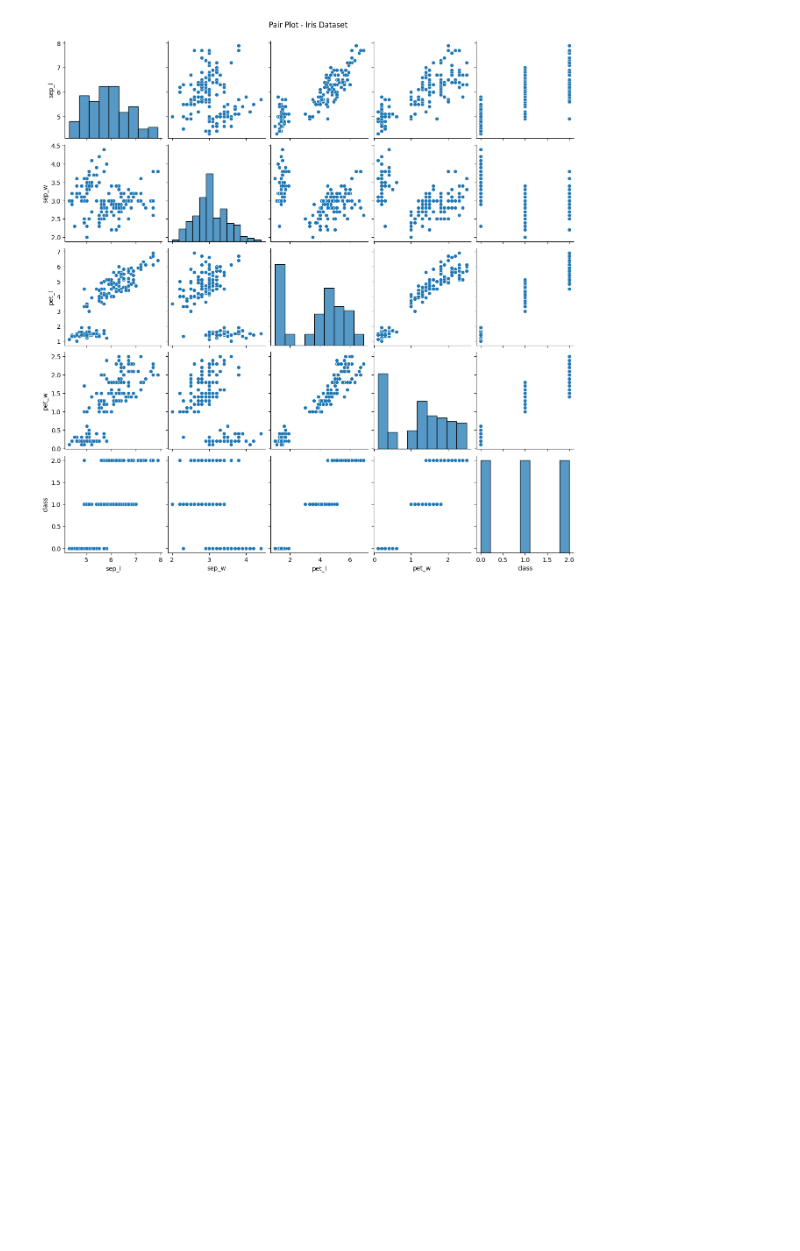
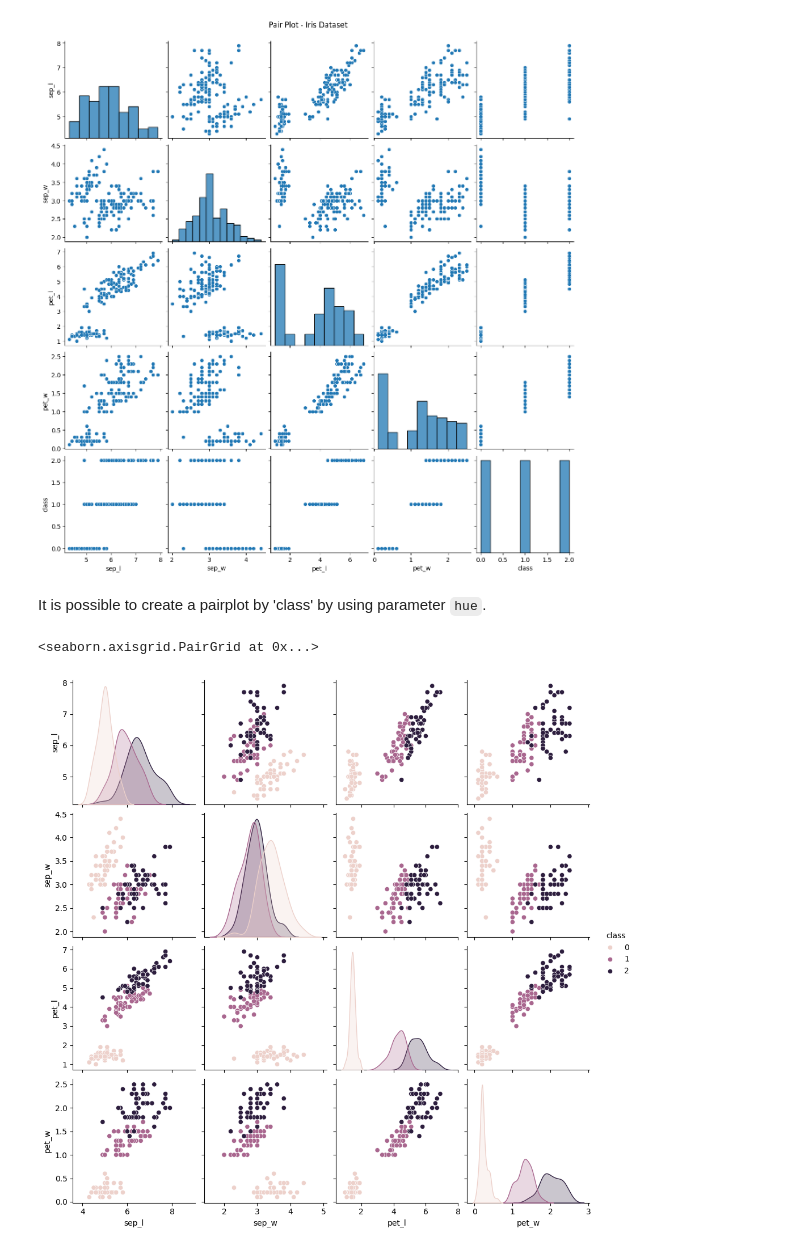
Before and after one commit to quyenphanlyons/data_analytics, a Jupyter notebook: tasks.ipynb, the cells around one changed output. Saved outputs shown, nothing was run; the diff lists cells and outputs as text; code cells hidden in the pictures; blank space fills up the shorter version.

```diff
--- a/tasks.ipynb
+++ b/tasks.ipynb
@@ -358,3 +395,11 @@ plt.suptitle('Pair Plot - Iris Dataset', y=1.02)
 # %% [output]
 Text(0.5, 1.02, 'Pair Plot - Iris Dataset')
 [figure]
+# %% [markdown]
+It is possible to create a pairplot by 'class' by using parameter `hue`.
+# %%
+# Create pairplot
+sns.pairplot(iri, hue="class")
+# %% [output]
+<seaborn.axisgrid.PairGrid at 0x...>
+[figure, added]
```
Also changed, not shown: parts of 41 cells of this notebook, 1 other file.
